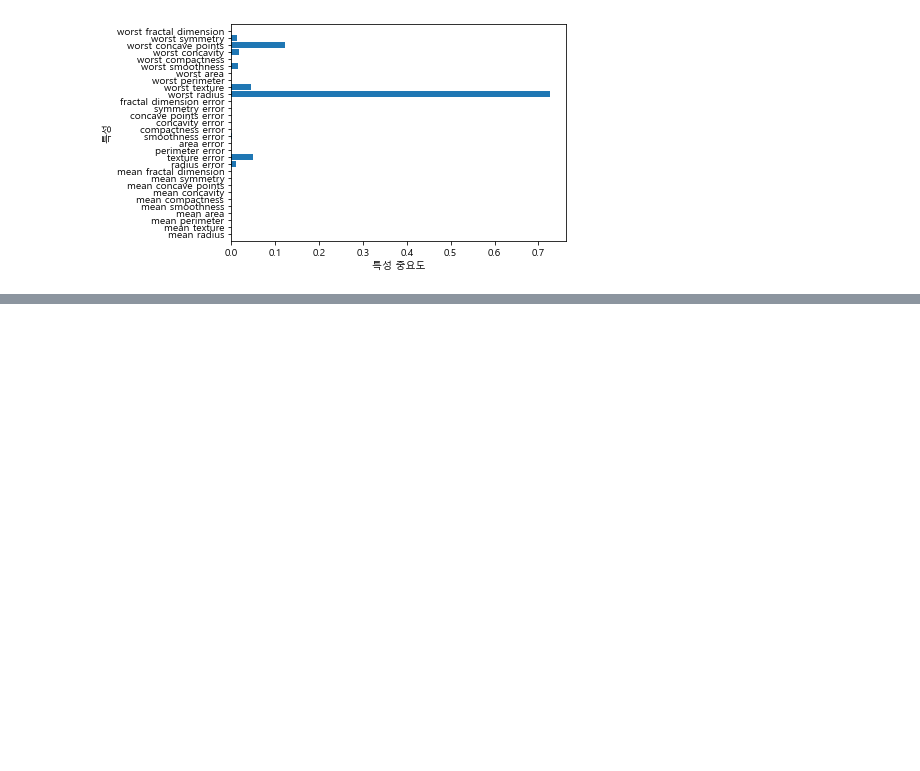
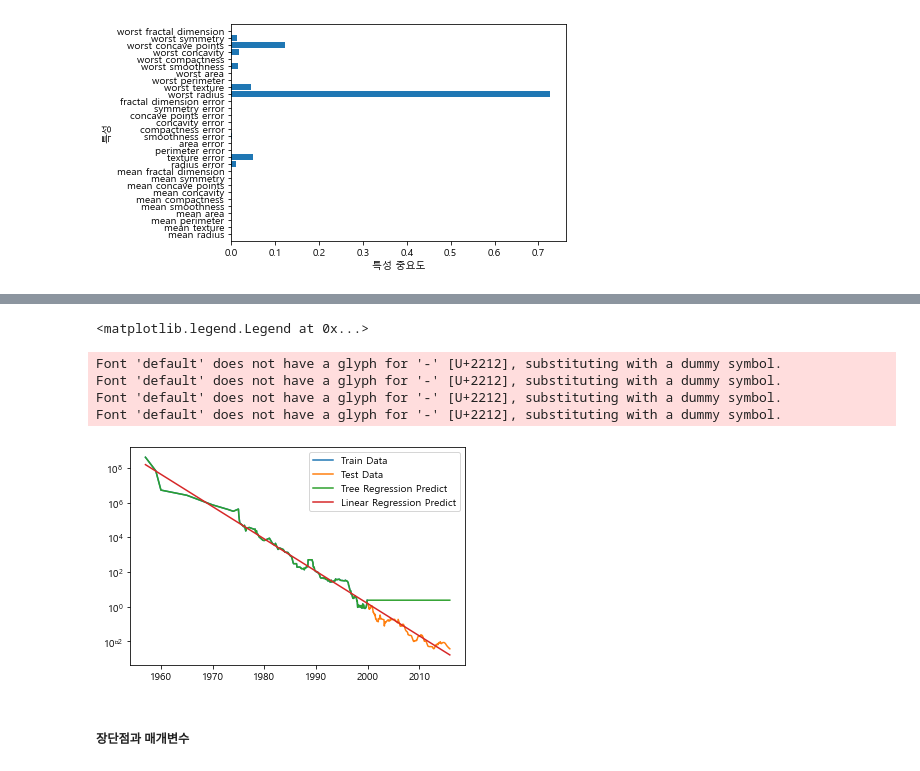
Before and after one commit to jeenuu/Machine-Learning-with-Python, a Jupyter notebook: chapter_2/2.3 Supervised_Machine_Learning_Algorithms.ipynb, the cells around one changed output, grey strips where cells are left out. Drawn from its saved outputs; the diff is of its cells as text; code cells hidden in the pictures; blank space fills up the shorter version.

```diff
--- a/chapter_2/2.3 Supervised_Machine_Learning_Algorithms.ipynb
+++ b/chapter_2/2.3 Supervised_Machine_Learning_Algorithms.ipynb
@@ -685,0 +724,45 @@ Feature importances: [0. 1.]
+# %%
+# 날짜 특성하나만으로 2000년 전까지의 데이터로부터 2000년 후의 가격을 예측
+
+from sklearn.tree import DecisionTreeRegressor
+# 2000년 이전을 훈련 데이터로, 2000년 이후를 테스트 데이터로 만든다.
+data_train = ram_prices[ram_prices.date < 2000]
+data_test = ram_prices[ram_prices.date >= 2000]
+
+# 가격 예측을 위해 날짜 특성만을 이용
+X_train = np.array(data_train['date']).reshape(-1,1)
+# 데이터와 타깃의 관계를 간단하게 만들기 위해 로그 스케일로 바꿔줌
+y_train = np.log(data_train.price)
+
+tree = DecisionTreeRegressor().fit(X_train, y_train)
+linear_reg = LinearRegression().fit(X_train, y_train)
+
+# 예측은 전체 기간에 대해서 수행
+X_all = np.array(ram_prices['date']).reshape(-1,1)
+
+pred_tree = tree.predict(X_all)
+pred_lr = linear_reg.predict(X_all)
+
+# 예측한 값의 로그 스케일을 되돌린다.
+price_tree = np.exp(pred_tree)
+price_lr = np.exp(pred_lr)
+# %%
+# 램 가격 데이터를 사용해 만든 선형 모델과 회귀 트리의 예측값 비교
+plt.semilogy(data_train.date, data_train.price, label="훈련 데이터")
+plt.semilogy(data_test.date, data_test.price, label="테스트 데이터")
+plt.semilogy(ram_prices.date, price_tree, label="트리 예측")
+plt.semilogy(ram_prices.date, price_lr, label="선형회귀 예측")
+plt.legend()
+
+# 두 모델은 확연한 차이를 보이는데 선형 모델은 직선으로 데이터를 근사한다.
+# 트리의 복잡도에 제한을 주지 않아서 트리 모델은 훈련 데이터를 완벽하게 예측한다. 하지만 모델이 가진 데이터 범위 밖으로 나가면 단순히 마지막 포인트를 이용해서 예측하여
+# 데이터 밖의 새로운 데이터를 예측할 능력이 없다.
+# %% [output]
+<matplotlib.legend.Legend at 0x...>
+Font 'default' does not have a glyph for '-' [U+2212], substituting with a dummy symbol.
+Font 'default' does not have a glyph for '-' [U+2212], substituting with a dummy symbol.
+Font 'default' does not have a glyph for '-' [U+2212], substituting with a dummy symbol.
+Font 'default' does not have a glyph for '-' [U+2212], substituting with a dummy symbol.
+[figure, added]
+# %% [markdown]
+##### 장단점과 매개변수
```
Also changed, not shown: parts of 12 cells of this notebook.
